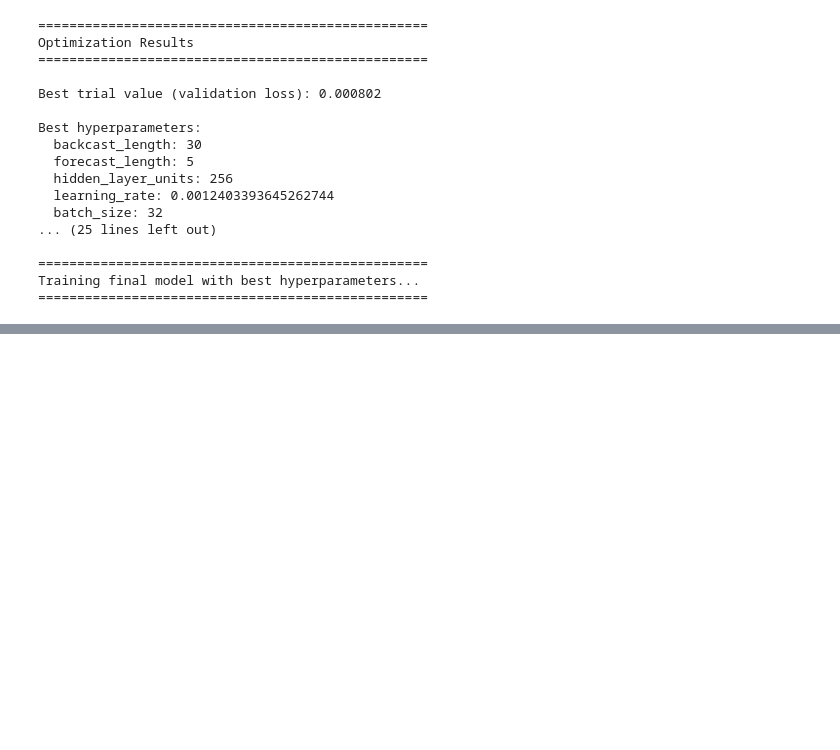
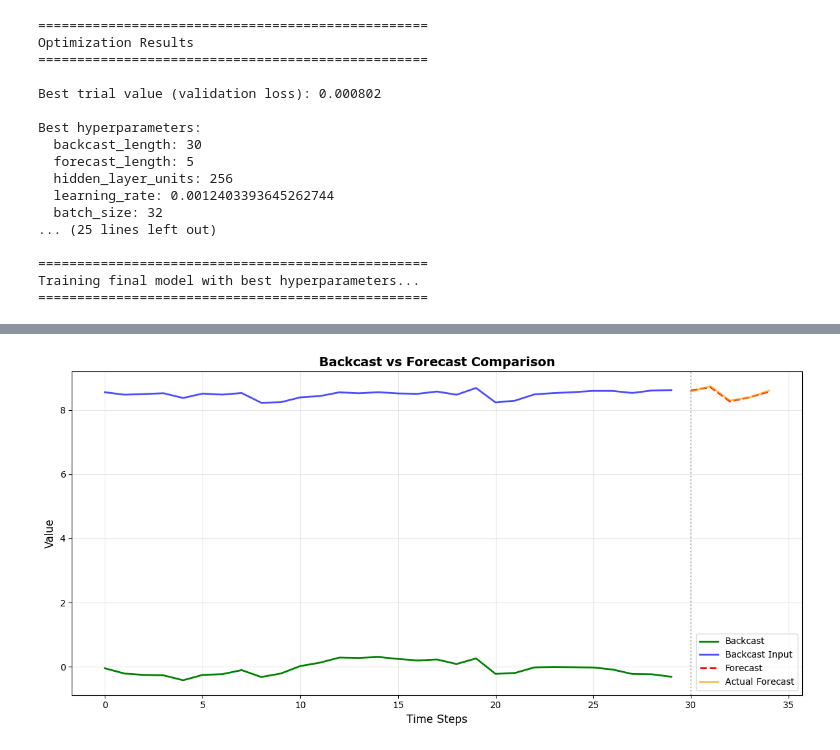
Before and after one commit to GerardGJ/TimeSeries-AlcoholSales, a Jupyter notebook: notebooks/04_NBeatsNet.ipynb, the cells around one changed output, grey strips where cells are left out. Drawn from its saved outputs; the diff is of its cells as text; code cells hidden in the pictures; blank space fills up the shorter version.

```diff
--- a/notebooks/04_NBeatsNet.ipynb
+++ b/notebooks/04_NBeatsNet.ipynb
@@ -336,3 +349,14 @@ Training final model with best hyperparameters...
+# %%
+best_params = {
+    'backcast_length':30,
+    'forecast_length':5,
+    'hidden_layer_units':256,
+    'learning_rate':0.0012403393645262744,
+    'batch_size':32,
+    'epochs':100
+}
+
+device = 'cuda' if torch.cuda.is_available() else 'cpu'
 # %%
 # Create final dataset
 final_dataset = TimeSeriesDataset(df_nparry,
@@ -396,2 +420,55 @@ Epoch 100/100, Loss: 0.001657
 
 Training complete!
+# %%
+final_model.eval()
+x_batch, y_batch = next(iter(final_loader))
+x_batch, y_batch = x_batch.to(device), y_batch.to(device)
+
+with torch.no_grad():
+    backcast, forecast = final_model(x_batch)
+
+# Convert to numpy for plotting
+backcast = backcast.cpu().numpy()
+forecast = forecast.cpu().numpy()
+x_batch = x_batch.cpu().numpy()
+y_batch = y_batch.cpu().numpy()
+
+# Plotting a sample:
+backcastSample = backcast[0]
+forecastSample = forecast[0]
+x_batchSample = x_batch[0]
+y_batchSample = y_batch[0]
+
+# Get the lengths
+backcast_len = len(backcastSample)
+forecast_len = len(forecastSample)
+
+# Create time indices
+backcast_time = np.arange(backcast_len)
+forecast_time = np.arange(backcast_len, backcast_len + forecast_len)
+
+# Create the plot
+plt.figure(figsize=(12, 6))
+
+# Plot backcast and x_batch (historical data)
+plt.plot(backcast_time, backcastSample, label='Backcast', linewidth=2, color='green')
+plt.plot(backcast_time, x_batchSample, label='Backcast Input', linewidth=2, color='blue', alpha=0.7)
+
+# Plot forecast and y_batch (future data)
+plt.plot(forecast_time, forecastSample, label='Forecast', linewidth=2, color='red', linestyle='--')
+plt.plot(forecast_time, y_batchSample, label='Actual Forecast', linewidth=2, color='orange', alpha=0.7)
+
+# Add a vertical line to separate historical and forecast
+plt.axvline(x=backcast_len, color='gray', linestyle=':', linewidth=1.5, alpha=0.5)
+
+# Labels and legend
+plt.xlabel('Time Steps', fontsize=12)
+plt.ylabel('Value', fontsize=12)
+plt.title('Backcast vs Forecast Comparison', fontsize=14, fontweight='bold')
+plt.legend(loc='best', fontsize=10)
+plt.grid(True, alpha=0.3)
+plt.tight_layout()
+
+plt.show()
+# %% [output]
+[figure, added]
```
Also changed, not shown: parts of 2 cells of this notebook, 12 other files.
